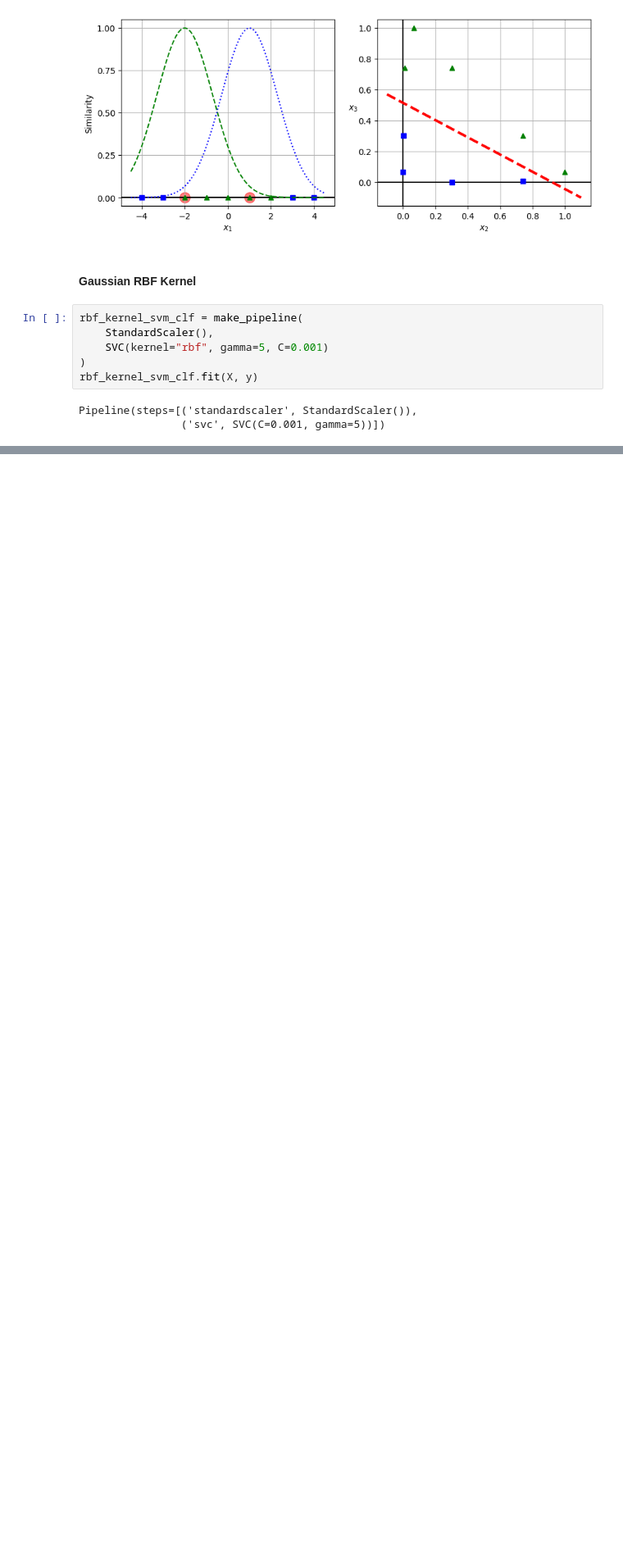
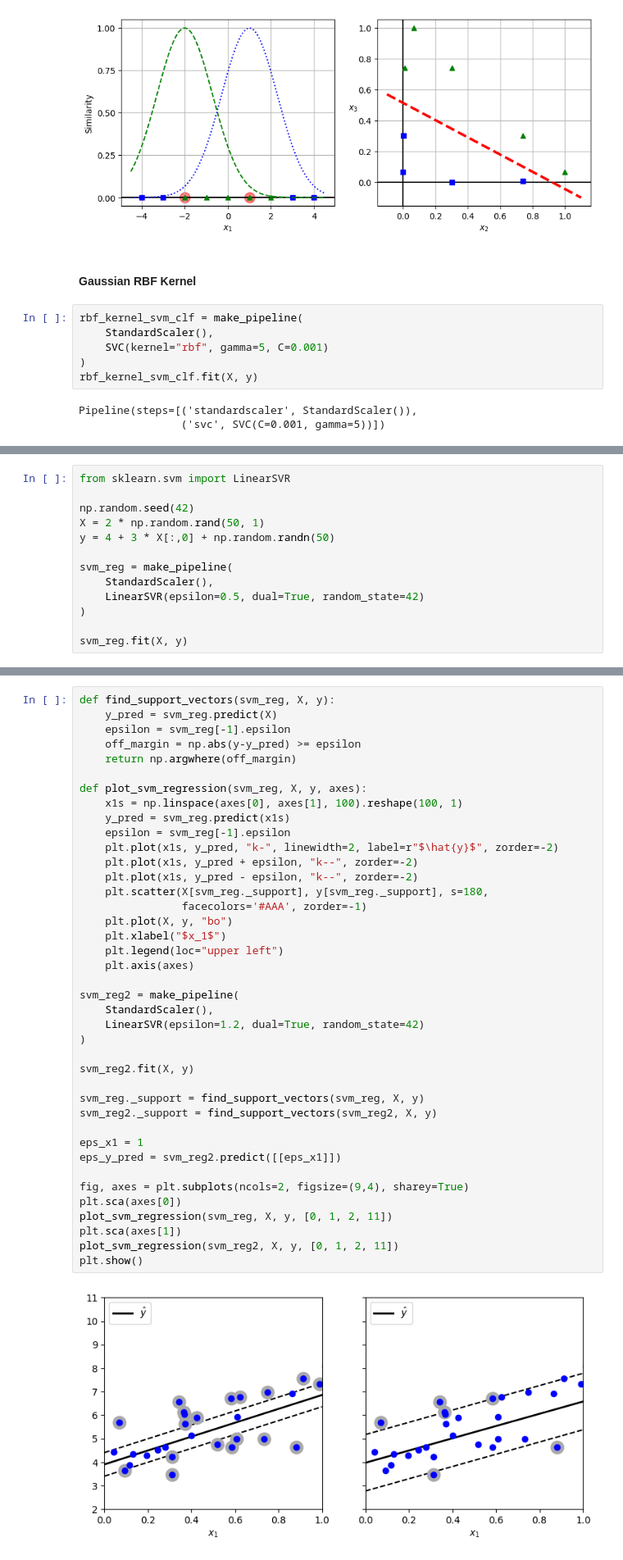
Before and after one commit to paulcarvalho/ML-Support-Vector-Machines, a Jupyter notebook: support_vector_machines.ipynb, the cells around one changed output, grey strips where cells are left out. Shown at 82% size. Cells and saved outputs as stored; diff of their text form; blank space fills up the shorter version.

```diff
--- a/support_vector_machines.ipynb
+++ b/support_vector_machines.ipynb
@@ -229,0 +232,13 @@ Pipeline(steps=[('standardscaler', StandardScaler()),
+# %%
+from sklearn.svm import LinearSVR
+
+np.random.seed(42)
+X = 2 * np.random.rand(50, 1)
+y = 4 + 3 * X[:,0] + np.random.randn(50)
+
+svm_reg = make_pipeline(
+    StandardScaler(),
+    LinearSVR(epsilon=0.5, dual=True, random_state=42)
+)
+
+svm_reg.fit(X, y)
@@ -229,0 +249,42 @@ Pipeline(steps=[('standardscaler', StandardScaler()),
+# %%
+def find_support_vectors(svm_reg, X, y):
+    y_pred = svm_reg.predict(X)
+    epsilon = svm_reg[-1].epsilon
+    off_margin = np.abs(y-y_pred) >= epsilon
+    return np.argwhere(off_margin)
+
+def plot_svm_regression(svm_reg, X, y, axes):
+    x1s = np.linspace(axes[0], axes[1], 100).reshape(100, 1)
+    y_pred = svm_reg.predict(x1s)
+    epsilon = svm_reg[-1].epsilon
+    plt.plot(x1s, y_pred, "k-", linewidth=2, label=r"$\hat{y}$", zorder=-2)
+    plt.plot(x1s, y_pred + epsilon, "k--", zorder=-2)
+    plt.plot(x1s, y_pred - epsilon, "k--", zorder=-2)
+    plt.scatter(X[svm_reg._support], y[svm_reg._support], s=180,
+                facecolors='#AAA', zorder=-1)
+    plt.plot(X, y, "bo")
+    plt.xlabel("$x_1$")
+    plt.legend(loc="upper left")
+    plt.axis(axes)
+
+svm_reg2 = make_pipeline(
+    StandardScaler(),
+    LinearSVR(epsilon=1.2, dual=True, random_state=42)
+)
+
+svm_reg2.fit(X, y)
+
+svm_reg._support = find_support_vectors(svm_reg, X, y)
+svm_reg2._support = find_support_vectors(svm_reg2, X, y)
+
+eps_x1 = 1
+eps_y_pred = svm_reg2.predict([[eps_x1]])
+
+fig, axes = plt.subplots(ncols=2, figsize=(9,4), sharey=True)
+plt.sca(axes[0])
+plot_svm_regression(svm_reg, X, y, [0, 1, 2, 11])
+plt.sca(axes[1])
+plot_svm_regression(svm_reg2, X, y, [0, 1, 2, 11])
+plt.show()
+# %% [output]
+[figure, added]
```
Also changed, not shown: parts of 5 cells of this notebook.
